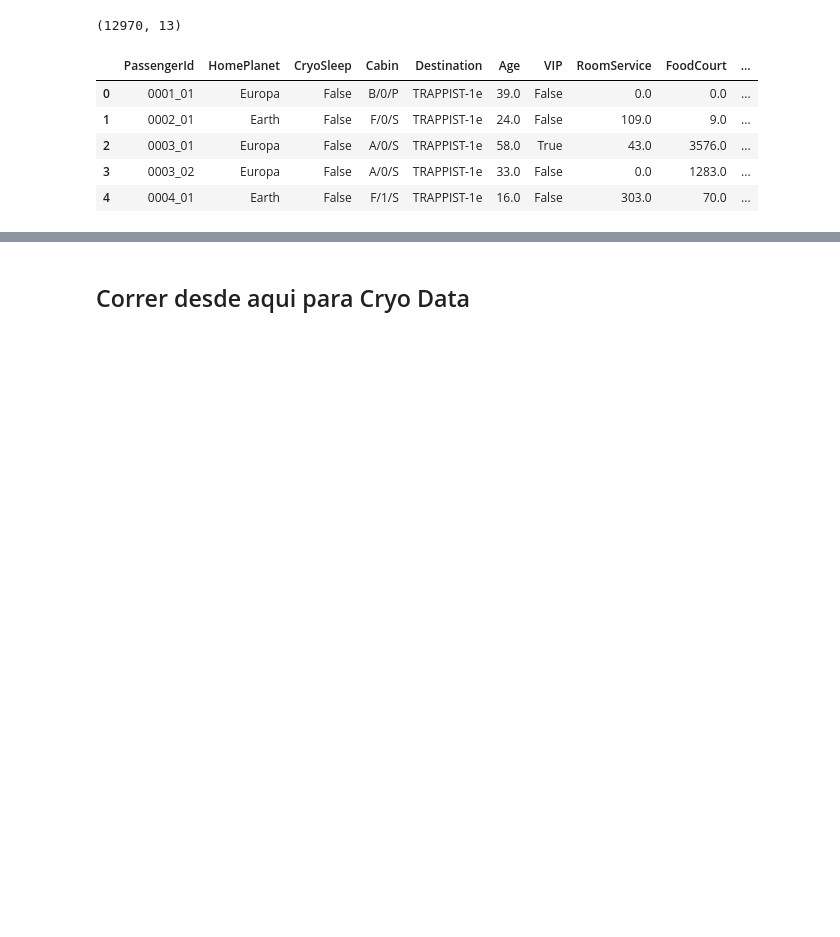
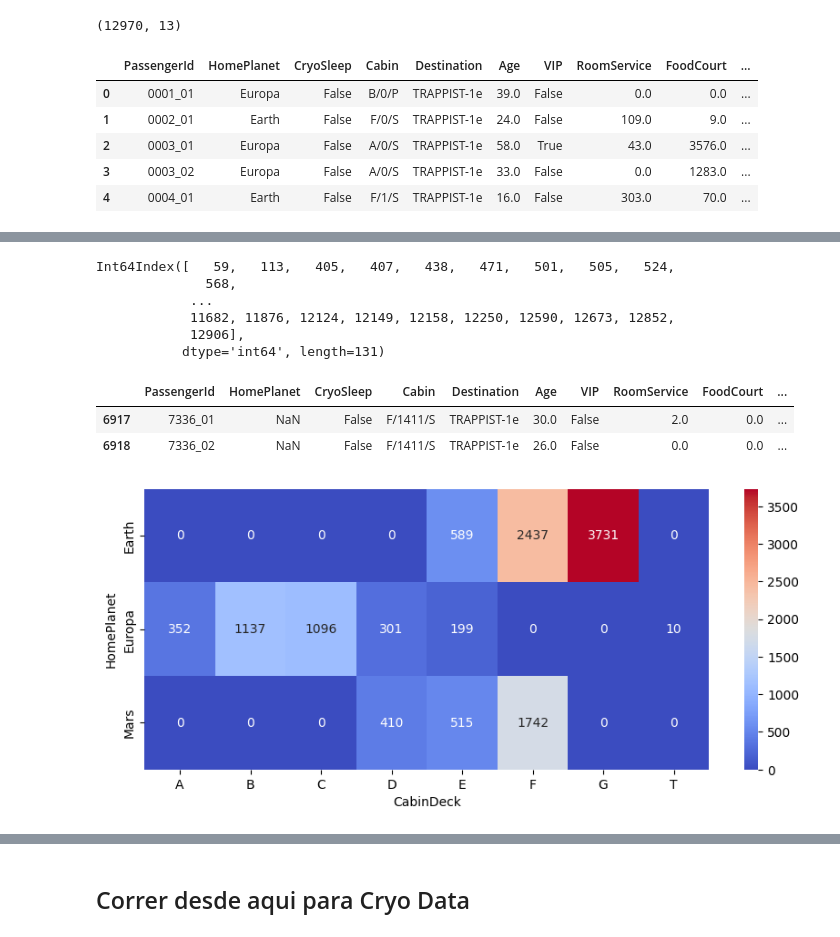
Before and after one commit to DonQvixote/Spaceship-Titanic, a Jupyter notebook: Cryo_predictions.ipynb, the cells around one changed output, grey strips where cells are left out. Cells and saved outputs as stored; diff of their text form; code cells hidden in the pictures; blank space fills up the shorter version.

```diff
--- a/Cryo_predictions.ipynb
+++ b/Cryo_predictions.ipynb
@@ -58,7 +83,2 @@ data.head()
 # %%
 data2 = data.copy()
-# %%
-data2['Regular_exp'] = data2['ShoppingMall'] + data2['FoodCourt']
-data2['Luxury_exp'] = data2['RoomService'] + data2['Spa'] + data2['VRDeck']
-
-data.head()
@@ -71,0 +85,3 @@ data.head()
+# %%
+GHP_gb = data2.groupby(['Group','HomePlanet'])['HomePlanet'].size().unstack().fillna(0)
+GHP_gb
@@ -73,0 +126,11 @@ data2.to_csv('data2.csv')
+# %%
+
+GHP_index=data2[data2['HomePlanet'].isna()][(data2[data2['HomePlanet'].isna()]['Group']).isin(GHP_gb.index)].index
+GHP_index
+# %% [output]
+Int64Index([   59,   113,   405,   407,   438,   471,   501,   505,   524,
+              568,
+            ...
+            11682, 11876, 12124, 12149, 12158, 12250, 12590, 12673, 12852,
+            12906],
+           dtype='int64', length=131)
@@ -73,0 +139,16 @@ data2.to_csv('data2.csv')
+# %%
+data2[data2['HomePlanet'].isna()][data2['IsAlone']==False]
+# %% [output]
+|  | PassengerId | HomePlanet | CryoSleep | Cabin | Destination | Age | VIP | RoomService | FoodCourt | ... |
+| 6917 | 7336_01 | NaN | False | F/1411/S | TRAPPIST-1e | 30.0 | False | 2.0 | 0.0 | ... |
+| 6918 | 7336_02 | NaN | False | F/1411/S | TRAPPIST-1e | 26.0 | False | 0.0 | 0.0 | ... |
+# %%
+# Distribution of CabinDeck and HomePlanet
+CDHP_gb =data2.groupby(['CabinDeck','HomePlanet'])['HomePlanet'].size().unstack().fillna(0)
+
+# Heatmap of missing values
+plt.figure(figsize=(10,4))
+sns.heatmap(CDHP_gb.T, annot=True, fmt='g', cmap='coolwarm')
+plt.show()
+# %% [output]
+[figure, added]
```
Also changed, not shown: parts of 37 cells of this notebook.
